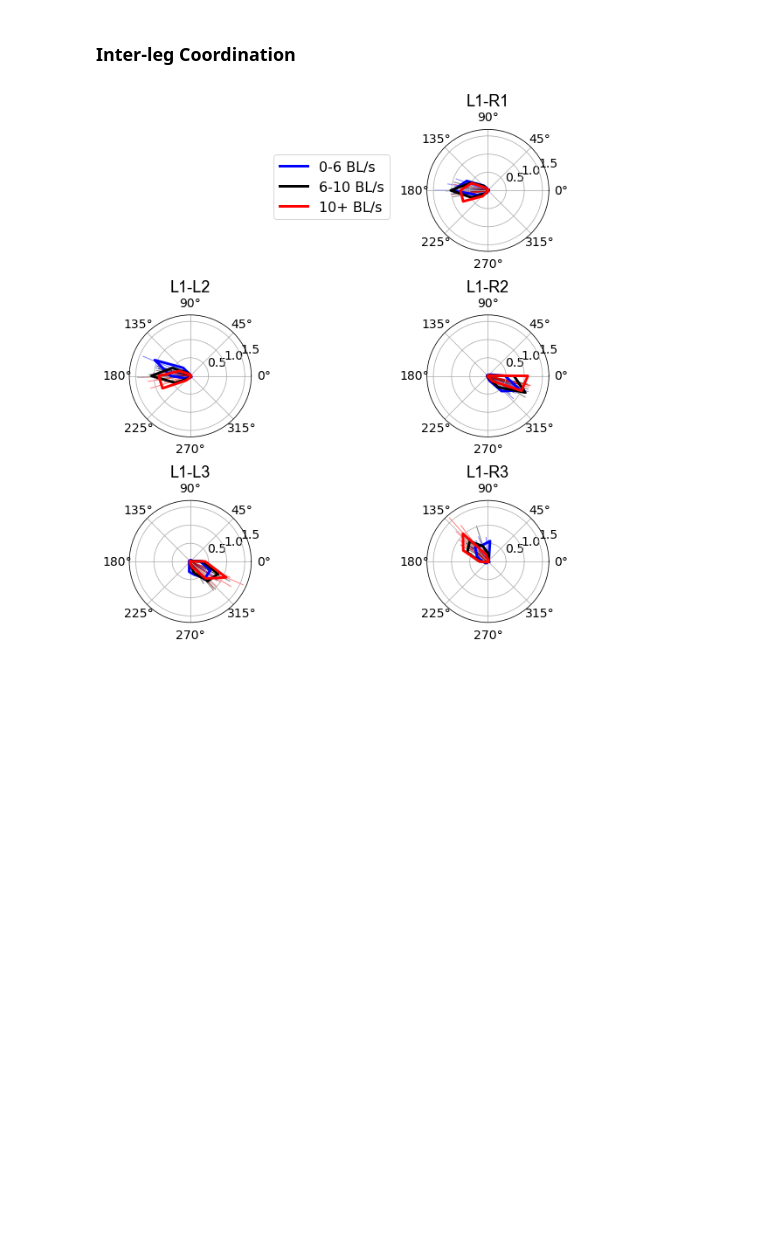
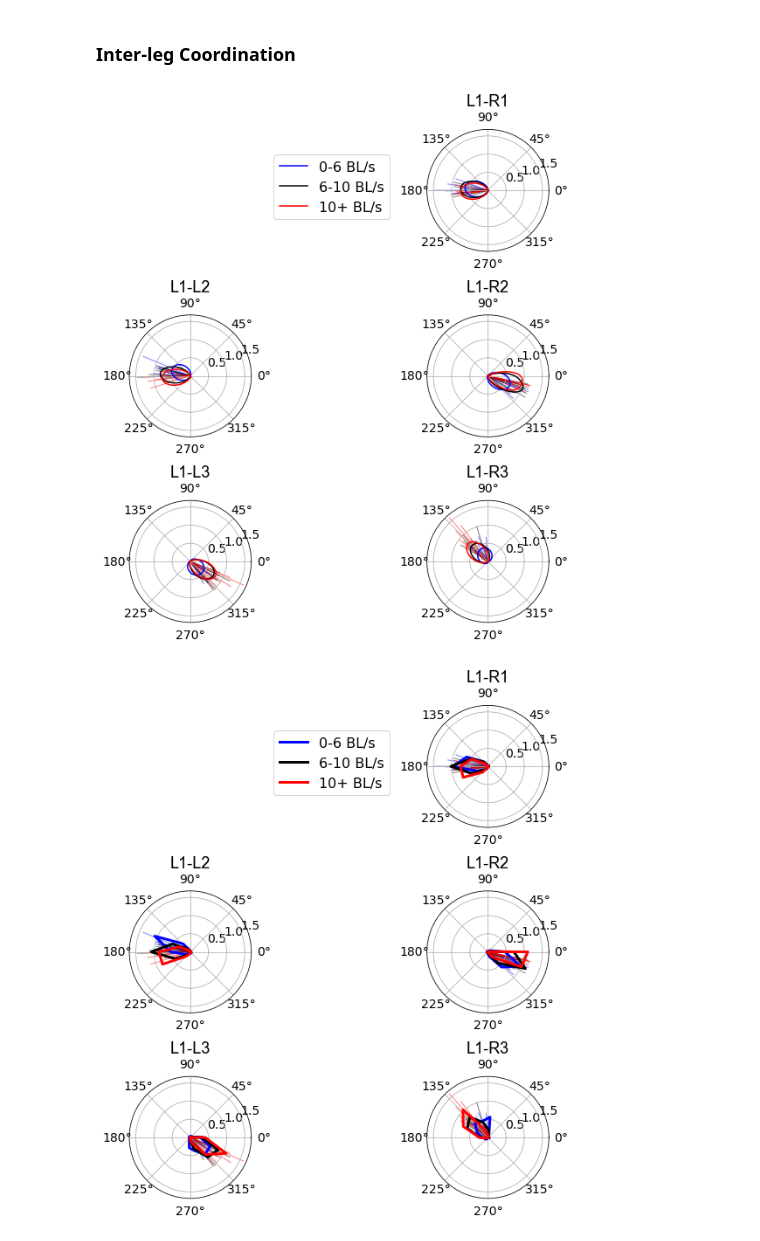
Before and after one commit to Prattbuw/Treadmill_Paper, a Jupyter notebook: speed_dependent_locomotion_visualization_v2.ipynb, the cells around one changed output. Saved outputs shown, nothing was run; the diff lists cells and outputs as text; code cells hidden in the pictures; blank space fills up the shorter version.

Commit message:
updated phase plots

```diff
--- a/speed_dependent_locomotion_visualization_v2.ipynb
+++ b/speed_dependent_locomotion_visualization_v2.ipynb
@@ -1458,6 +1462,7 @@ Nbins = 15
 flies = np.unique(meta_matrix[:, 0]).astype(int).tolist()[0:10]
 fly_phase_stats = np.zeros((len(flies), 2, len(relative_leg), 3)) # flies, phase/max_prob, phase comparasion, slow/intermediate/fast
 phase_dists = np.zeros((len(relative_leg), Nbins, 2, 3)) # phases, bins, prob/centers, slow/intermediate/fast
+full_phase_dist = []
 
 # iterate through phase comparasions
 for p in range(len(relative_leg)):
@@ -1579,9 +1584,9 @@ for p in range(len(relative_leg)):
 
     # compute distrbutions
     if p in inphase_comparasions:
-        slow_prob_global, slow_bin_centers_global = compute_inphase_histogram(transform_half_polar(cat_slow), Nbins)
-        intermediate_prob_global, intermediate_bin_centers_global = compute_inphase_histogram(transform_half_polar(cat_intermediate), Nbins)
-        fast_prob_global, fast_bin_centers_global = compute_inphase_histogram(transform_half_polar(cat_fast), Nbins)
+        slow_prob_global, slow_bin_centers_global = compute_inphase_histogram(cat_slow, Nbins)
+        intermediate_prob_global, intermediate_bin_centers_global = compute_inphase_histogram(cat_intermediate, Nbins)
+        fast_prob_global, fast_bin_centers_global = compute_inphase_histogram(cat_fast, Nbins)
     else:
         slow_prob_global, slow_bin_centers_global = compute_histogram(cat_slow, Nbins)
         intermediate_prob_global, intermediate_bin_centers_global = compute_histogram(cat_intermediate, Nbins)
@@ -1593,4 +1598,41 @@ for p in range(len(relative_leg)):
     phase_dists[p,:,1,1] = intermediate_bin_centers_global
     phase_dists[p,:,0,2] = fast_prob_global
     phase_dists[p,:,1,2] = fast_bin_centers_global
+
+    # store full phase distributions
+    full_phase_dist.append([cat_slow, cat_intermediate, cat_fast])
+# %%
+# plot relative phase to L1 - histograms
+compare_labels = ['L1-R1', 'L1-R2', 'L1-R3','L1-L2', 'L1-L3']
+plt_colors = ['blue', 'black', 'red']
+fly_colors =['blue', 'black', 'red'] #['steelblue', 'silver', 'salmon']
+plt_axes = [[0,1],[1,1],[2,1],[1,0],[2,0]]
+speed_labels = ['0-6 BL/s', '6-10 BL/s', '10+ BL/s']
+
+fig, axs = plt.subplots(3,2, figsize =[8,9], sharex=True, sharey=True, subplot_kw={'projection': 'polar'})
+for p in range(phase_dists.shape[0]):
+    for j in range(3): # walking speed bins
+
+        for fly in range(fly_phase_stats.shape[0]):
+            axs[plt_axes[p][0], plt_axes[p][1]].plot(np.array([0, fly_phase_stats[fly,0,p,j]]), np.array([0, fly_phase_stats[fly,1,p,j]]), color = fly_colors[j], linewidth = 1, zorder=1, alpha = 0.5)
+
+        # plot distribution
+        sea.kdeplot(ax= axs[plt_axes[p][0], plt_axes[p][1]], x=full_phase_dist[p][j], color = plt_colors[j], linewidth = 1.5, zorder=10, label = speed_labels[j], bw_adjust=2)
+
+    # plot parameters
+    axs[plt_axes[p][0], plt_axes[p][1]].tick_params(axis='both', labelsize=14)
+    axs[plt_axes[p][0], plt_axes[p][1]].set_ylabel(None)
+    axs[plt_axes[p][0], plt_axes[p][1]].set_title(compare_labels[p], fontsize=18, fontname="Arial")
+
+    if p ==0:
+        axs[plt_axes[p][0], plt_axes[p][1]].legend(fontsize = 16, bbox_to_anchor=(-0.25, 0.85))
+
+axs[0,0].axis('off')
+plt.tight_layout()
+plt.show()
+
+fig.savefig(figure_dir + 'L1_relative_phase_full_distribution.png', dpi = 200)
+fig.savefig(figure_dir + 'L1_relative_phase_full_distribution.pdf', dpi = 200)
+# %% [output]
+[figure, added]
 # %%
```
Also changed, not shown: parts of 2 cells of this notebook.
